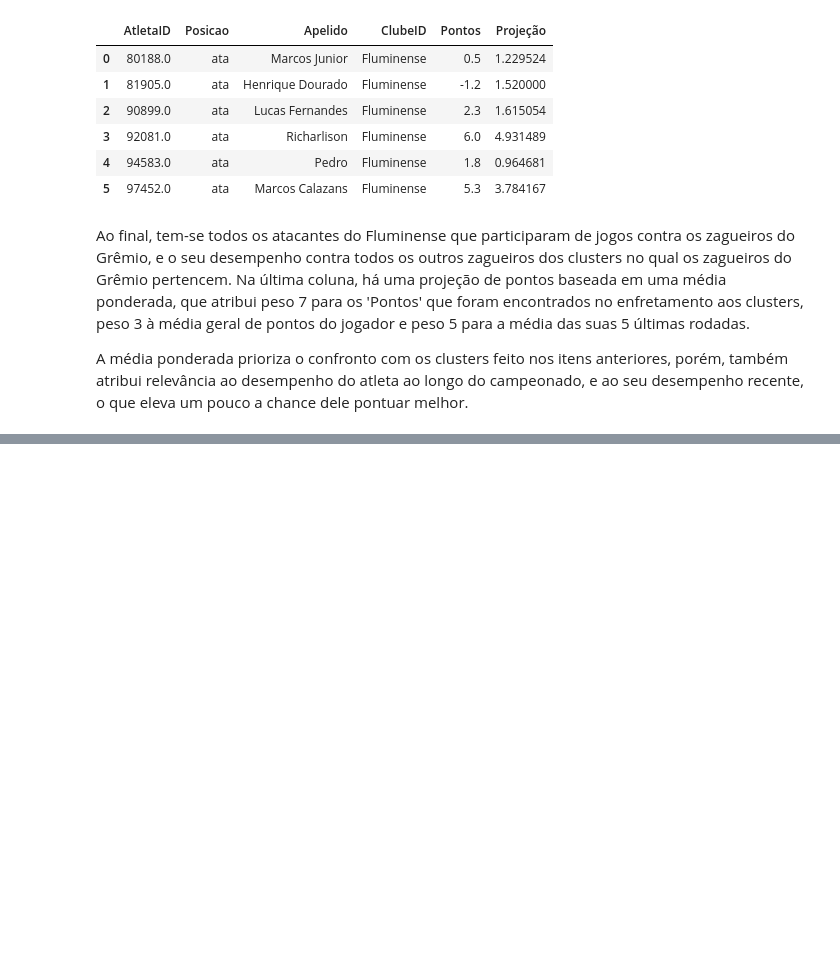
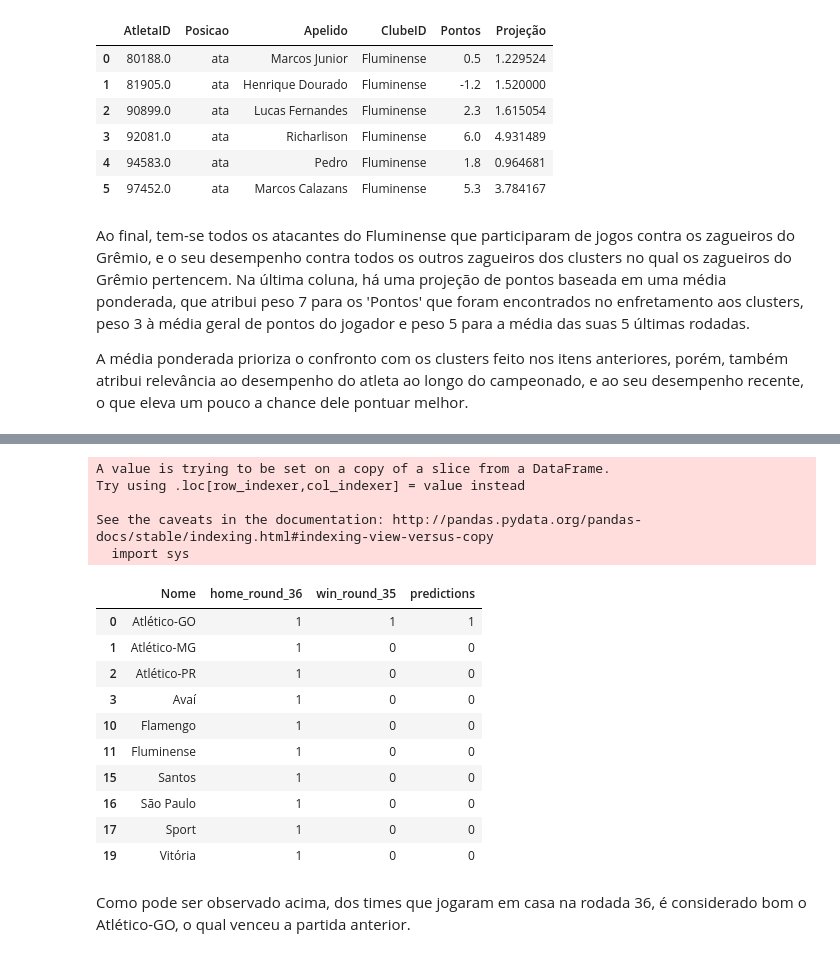
Before and after one commit to AndressaStefany/ClusteringAndCaRtola, a Jupyter notebook: Clustering.ipynb, the cells around one changed output, grey strips where cells are left out. Cells and saved outputs as stored; diff of their text form; code cells hidden in the pictures; blank space fills up the shorter version.

Commit message:
Add Decision Tree

```diff
--- a/Clustering.ipynb
+++ b/Clustering.ipynb
@@ -488,0 +650,45 @@ A média ponderada prioriza o confronto com os clusters feito nos itens anterior
+# %%
+from sklearn.tree import DecisionTreeClassifier
+
+# joga em casa agora e venceu a partida passada
+columns_1 = ['home_round_35', 'win_round_34']
+
+columns_2 = ['home_round_36', 'win_round_35']
+
+train = new_dataset[['Nome','home_round_35', 'win_round_34']]
+good = new_dataset.apply(lambda row: 1 if (row['home_round_35']==1 and row['win_round_34']==1)
+                          else 0, axis=1)
+# bom time para escolha
+train['good'] = good
+
+test = new_dataset[['Nome','home_round_36','win_round_35']]
+# %%
+clf = DecisionTreeClassifier(random_state=1)
+clf.fit(train[columns_1],train[['good']])
+
+predictions = clf.predict(test[columns_2])
+
+df_confere = test
+df_confere['predictions'] = predictions
+
+# conferindo quem jogou a partida em casa
+df_confere[df_confere['home_round_36']==1]
+# %% [output]
+A value is trying to be set on a copy of a slice from a DataFrame.
+Try using .loc[row_indexer,col_indexer] = value instead
+
+See the caveats in the documentation: http://pandas.pydata.org/pandas-docs/stable/indexing.html#indexing-view-versus-copy
+  import sys
+|  | Nome | home_round_36 | win_round_35 | predictions |
+| 0 | Atlético-GO | 1 | 1 | 1 |
+| 1 | Atlético-MG | 1 | 0 | 0 |
+| 2 | Atlético-PR | 1 | 0 | 0 |
+| 3 | Avaí | 1 | 0 | 0 |
+| 10 | Flamengo | 1 | 0 | 0 |
+| 11 | Fluminense | 1 | 0 | 0 |
+| 15 | Santos | 1 | 0 | 0 |
+| 16 | São Paulo | 1 | 0 | 0 |
+| 17 | Sport | 1 | 0 | 0 |
+| 19 | Vitória | 1 | 0 | 0 |
+# %% [markdown]
+Como pode ser observado acima, dos times que jogaram em casa na rodada 36, é considerado bom o Atlético-GO, o qual venceu a partida anterior.
```
Also changed, not shown: parts of 12 cells of this notebook.
